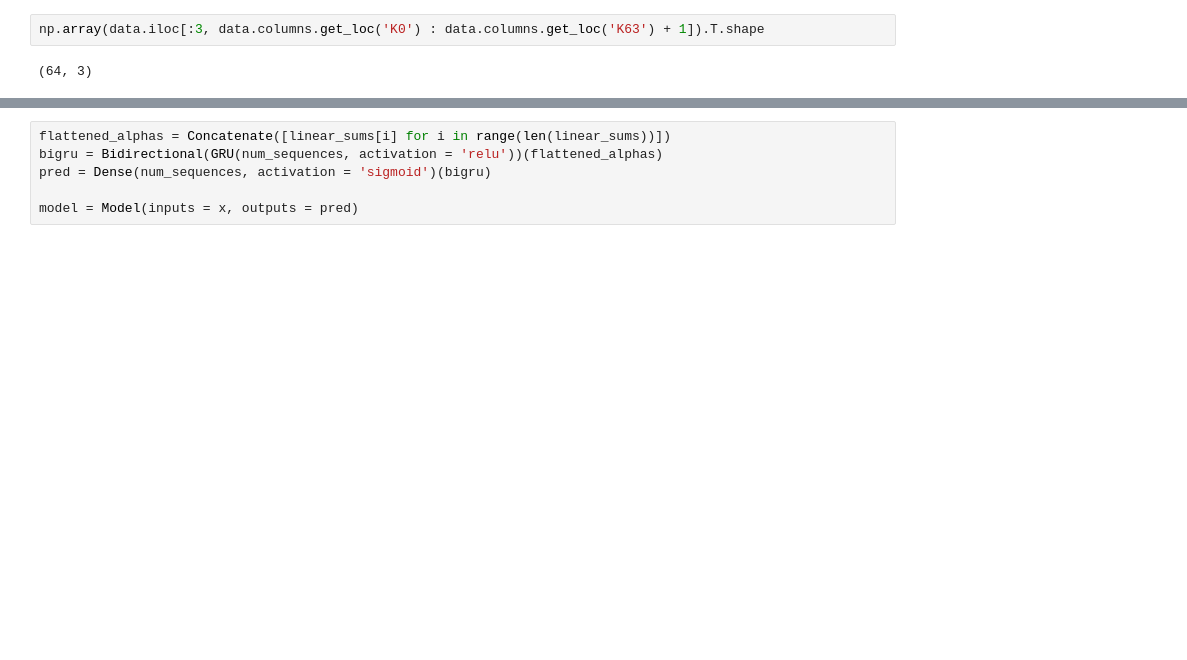
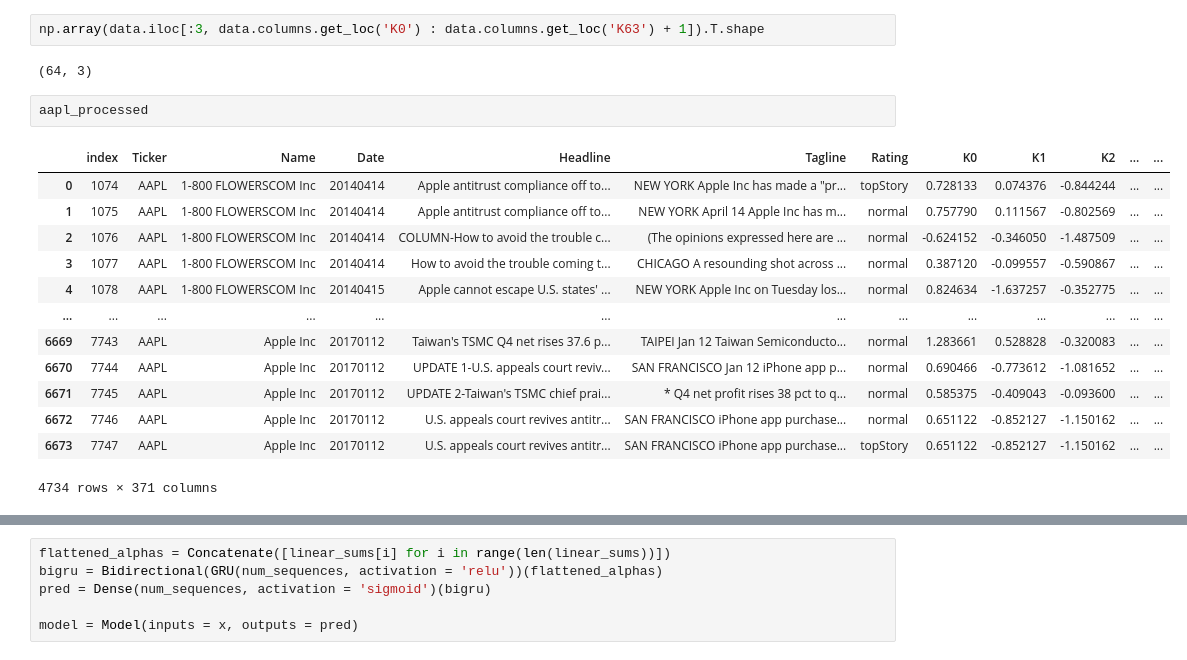
Before and after one commit to jaddubhai/189_proj_RNNs, a Jupyter notebook: Solution.ipynb, the cells around one changed output, grey strips where cells are left out. Cells and saved outputs as stored; diff of their text form; blank space fills up the shorter version.

```diff
--- a/Solution.ipynb
+++ b/Solution.ipynb
@@ -92,4 +92,20 @@ num_sequences
 np.array(data.iloc[:3, data.columns.get_loc('K0') : data.columns.get_loc('K63') + 1]).T.shape
 # %% [output]
 (64, 3)
+# %%
+aapl_processed
+# %% [output]
+|  | index | Ticker | Name | Date | Headline | Tagline | Rating | K0 | K1 | K2 | ... | ... |
+| 0 | 1074 | AAPL | 1-800 FLOWERSCOM Inc | 20140414 | Apple antitrust compliance off to... | NEW YORK Apple Inc has made a "pr... | topStory | 0.728133 | 0.074376 | -0.844244 | ... | ... |
+| 1 | 1075 | AAPL | 1-800 FLOWERSCOM Inc | 20140414 | Apple antitrust compliance off to... | NEW YORK April 14 Apple Inc has m... | normal | 0.757790 | 0.111567 | -0.802569 | ... | ... |
+| 2 | 1076 | AAPL | 1-800 FLOWERSCOM Inc | 20140414 | COLUMN-How to avoid the trouble c... | (The opinions expressed here are ... | normal | -0.624152 | -0.346050 | -1.487509 | ... | ... |
+| 3 | 1077 | AAPL | 1-800 FLOWERSCOM Inc | 20140414 | How to avoid the trouble coming t... | CHICAGO A resounding shot across ... | normal | 0.387120 | -0.099557 | -0.590867 | ... | ... |
+| 4 | 1078 | AAPL | 1-800 FLOWERSCOM Inc | 20140415 | Apple cannot escape U.S. states' ... | NEW YORK Apple Inc on Tuesday los... | normal | 0.824634 | -1.637257 | -0.352775 | ... | ... |
+| ... | ... | ... | ... | ... | ... | ... | ... | ... | ... | ... | ... | ... |
+| 6669 | 7743 | AAPL | Apple Inc | 20170112 | Taiwan's TSMC Q4 net rises 37.6 p... | TAIPEI Jan 12 Taiwan Semiconducto... | normal | 1.283661 | 0.528828 | -0.320083 | ... | ... |
+| 6670 | 7744 | AAPL | Apple Inc | 20170112 | UPDATE 1-U.S. appeals court reviv... | SAN FRANCISCO Jan 12 iPhone app p... | normal | 0.690466 | -0.773612 | -1.081652 | ... | ... |
+| 6671 | 7745 | AAPL | Apple Inc | 20170112 | UPDATE 2-Taiwan's TSMC chief prai... | * Q4 net profit rises 38 pct to q... | normal | 0.585375 | -0.409043 | -0.093600 | ... | ... |
+| 6672 | 7746 | AAPL | Apple Inc | 20170112 | U.S. appeals court revives antitr... | SAN FRANCISCO iPhone app purchase... | normal | 0.651122 | -0.852127 | -1.150162 | ... | ... |
+| 6673 | 7747 | AAPL | Apple Inc | 20170112 | U.S. appeals court revives antitr... | SAN FRANCISCO iPhone app purchase... | topStory | 0.651122 | -0.852127 | -1.150162 | ... | ... |
+4734 rows × 371 columns
 # %% [markdown]
```
Also changed, not shown: parts of 20 cells of this notebook, 1 other file.
